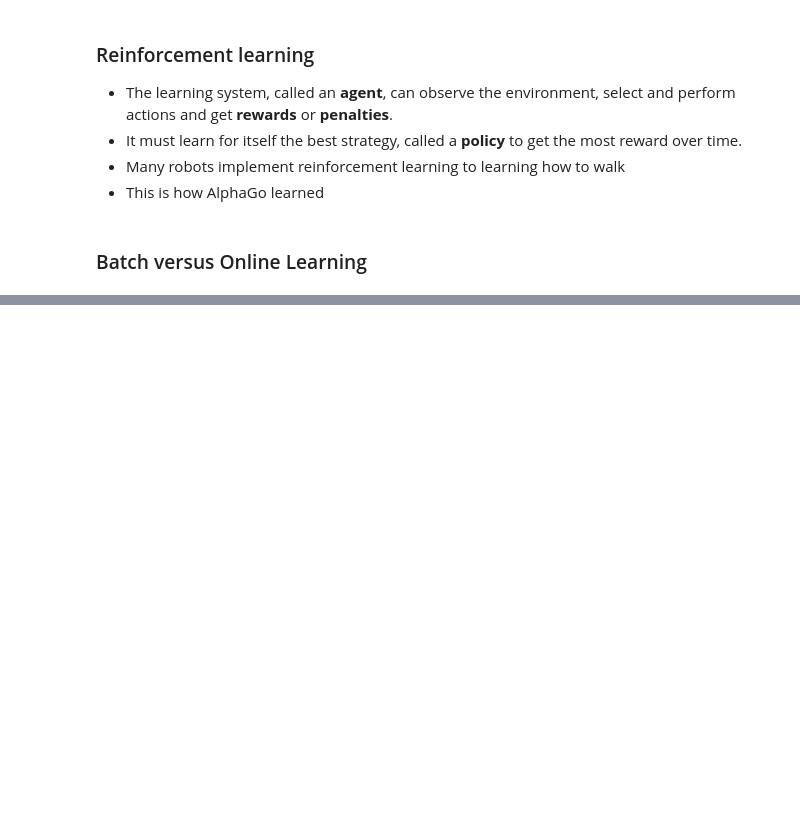
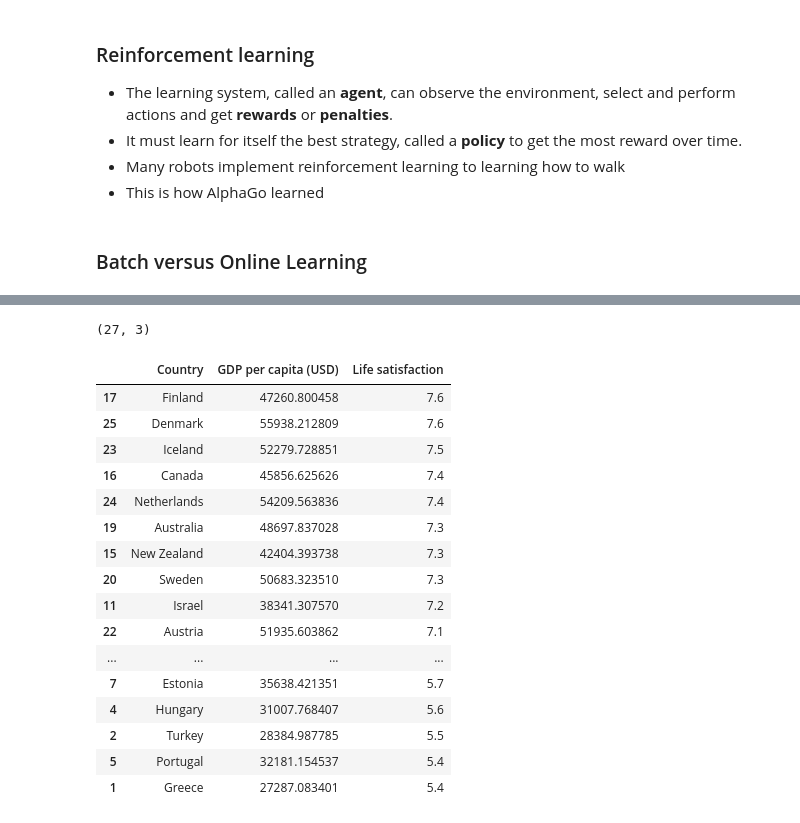
Before and after one commit to PaulToronto/Hands-On-Machine-Learning-with-Scikit-Learn-and-PyTorch, a Jupyter notebook: 1_The_Machine_Learning_Landscape.ipynb, the cells around one changed output, grey strips where cells are left out. Drawn from its saved outputs; the diff is of its cells as text; code cells hidden in the pictures; blank space fills up the shorter version.

```diff
--- a/1_The_Machine_Learning_Landscape.ipynb
+++ b/1_The_Machine_Learning_Landscape.ipynb
@@ -64,0 +128,24 @@ ML systems can be classified according to the amount and type of supervision the
+# %%
+lifesat_data.shape
+# %% [output]
+(27, 3)
+# %%
+lifesat_data.sort_values('Life satisfaction', ascending=False)
+# %% [output]
+|  | Country | GDP per capita (USD) | Life satisfaction |
+| 17 | Finland | 47260.800458 | 7.6 |
+| 25 | Denmark | 55938.212809 | 7.6 |
+| 23 | Iceland | 52279.728851 | 7.5 |
+| 16 | Canada | 45856.625626 | 7.4 |
+| 24 | Netherlands | 54209.563836 | 7.4 |
+| 19 | Australia | 48697.837028 | 7.3 |
+| 15 | New Zealand | 42404.393738 | 7.3 |
+| 20 | Sweden | 50683.323510 | 7.3 |
+| 11 | Israel | 38341.307570 | 7.2 |
+| 22 | Austria | 51935.603862 | 7.1 |
+| ... | ... | ... | ... |
+| 7 | Estonia | 35638.421351 | 5.7 |
+| 4 | Hungary | 31007.768407 | 5.6 |
+| 2 | Turkey | 28384.987785 | 5.5 |
+| 5 | Portugal | 32181.154537 | 5.4 |
+| 1 | Greece | 27287.083401 | 5.4 |
```
Also changed, not shown: parts of 31 cells of this notebook.
